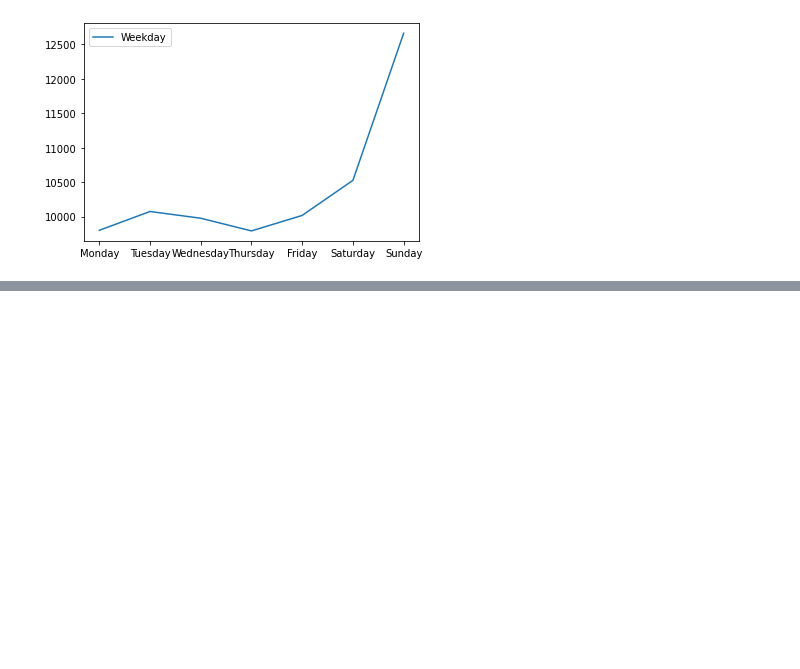
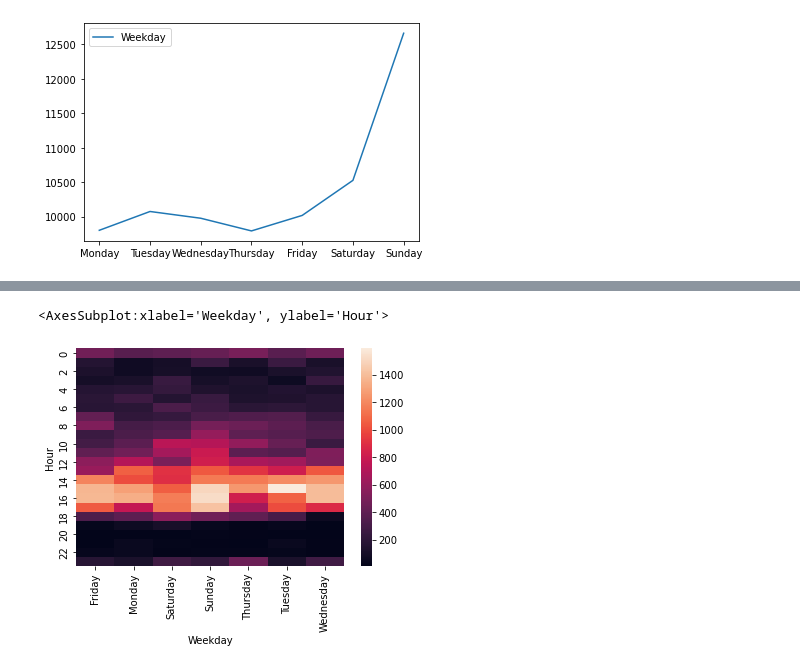
Before and after one commit to irfanmasoudi/ayang, a Jupyter notebook: 4u.ipynb, the cells around one changed output, grey strips where cells are left out. Drawn from its saved outputs; the diff is of its cells as text; code cells hidden in the pictures; blank space fills up the shorter version.

```diff
--- a/4u.ipynb
+++ b/4u.ipynb
@@ -444,0 +563,3 @@ messages_count.reindex(days).plot(kind='line')
+# %%
+heatmap['Date'] = pd.to_datetime(heatmap['Date'], format="%Y/%m/%d %H:%M:%S")
+heatmap.info()
@@ -444,0 +579,3 @@ messages_count.reindex(days).plot(kind='line')
+# %%
+heatmap['Hour'] = heatmap['Date'].dt.hour
+heatmap
@@ -444,0 +596,3 @@ messages_count.reindex(days).plot(kind='line')
+# %%
+heatmap = heatmap.groupby(["Day_of_week", "Hour", 'Weekday']).size().reset_index(name='Many')
+heatmap
@@ -444,0 +631,7 @@ messages_count.reindex(days).plot(kind='line')
+# %%
+test = heatmap.pivot("Hour", "Weekday", "Many")
+# %%
+sns.heatmap(test)
+# %% [output]
+<AxesSubplot:xlabel='Weekday', ylabel='Hour'>
+[figure, added]
```
Also changed, not shown: parts of 16 cells of this notebook, 2 other files.
